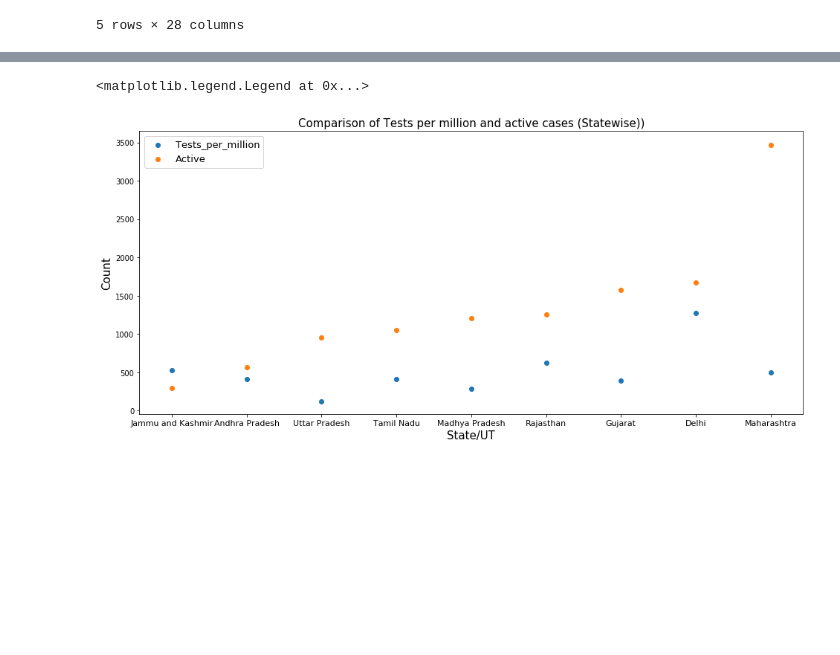
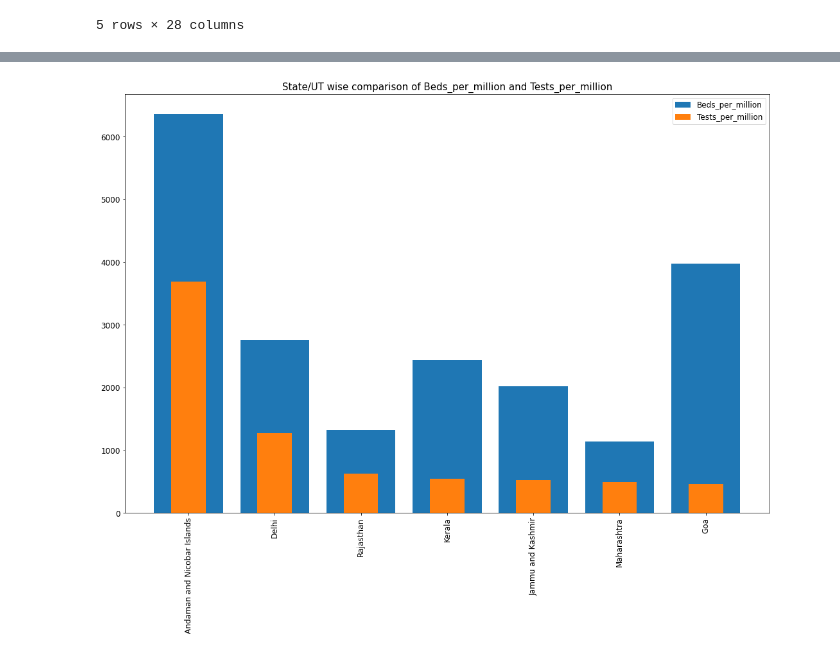
Before and after one commit to sirishbhu/Covid_analysis, a Jupyter notebook: Covid_India_Analysis.ipynb, the cells around one changed output, grey strips where cells are left out. Saved outputs shown, nothing was run; the diff lists cells and outputs as text; code cells hidden in the pictures; blank space fills up the shorter version.

```diff
--- a/Covid_India_Analysis.ipynb
+++ b/Covid_India_Analysis.ipynb
@@ -134,22 +144,0 @@ plt.legend((p1,p2), ('Death Percent','Recovery Percent')) #Marking legends on pl
-# %%
-df2=pd.DataFrame(data={'State/UT':df_final['State/UT'],'Tests_per_million':df_final['Tests_per_million'],'Active':df_final['Active']}) #Creating a new datframe
-
-df2=df2.sort_values(by='Active',ascending=True) #Sorting dataframe on the basis of Active cases in ascending order
-df2=df2.iloc[-9:,:] #Selecting last 10 rows
-
-plt.figure(figsize=(16,7)) #Adjusting size of figure
-
-plt.title('Comparison of Tests per million and active cases (Statewise))',fontsize=15) #Title of plot
-plt.xlabel('State/UT',fontsize=15) #Naming label on X-axis
-plt.ylabel('Count',fontsize=15) #Naming label on Y-axis
-
-p1=plt.scatter(df2['State/UT'],df2['Tests_per_million']) #Plotting scatter plot
-p2=plt.scatter(df2['State/UT'],df2['Active']) #Plotting scatter plot
-
-plt.xticks(fontsize=11)
-plt.yticks(fontsize=10)
-
-plt.legend((p1,p2), ('Tests_per_million','Active'),fontsize=13)#Marking legends on plot
-# %% [output]
-<matplotlib.legend.Legend at 0x...>
-[figure, removed]
@@ -155,0 +148,46 @@ plt.legend((p1,p2), ('Tests_per_million','Active'),fontsize=13)#Marking legends
+# %%
+def plot_chart(comparison_basis,param1,param2,row_start,row_end,ascend,sort_by,chart_type,width1,width2):
+    """
+    Plots a dual category comparison chart
+
+    Args:
+      comparison_basis:Common basis on which the parameters are compared
+      param1:First comparison parameter
+      param2:Second comparison parameter
+      row_start:Row start index from where we want to plot data
+      row_end:Row end index + 1 till where we want to plot data
+      ascend:True for ascending order,False for descending order
+      sort_by:Parameter on the basis of which data is to be sorted
+      chart_type:'bar' for Bar,'barh' for Horizontal Bar,'scatter' for Scatter plot
+      width1:width of data point of param1
+      width2:width of data point of param2
+
+      Return:
+          None
+    """
+    conditions = {
+    'bar': plt.bar,
+    'barh': plt.barh,
+    'scatter': plt.scatter,
+    }   #conditions for selecting pltting function
+
+    df=pd.DataFrame(data={comparison_basis:df_final[comparison_basis],param1:df_final[param1],param2:df_final[param2]}) #Creating a new datframe
+
+    df=df.sort_values(by=sort_by,ascending=ascend) #Sorting dataframe on the basis of given parameter in specified order
+    df=df.iloc[row_start:row_end,:] #Selecting rows
+
+    plt.figure(figsize=(18,12)) #Adjusting size of figure
+
+    plt.title(comparison_basis + ' wise comparison of '+ param1 + ' and ' + param2,fontsize=15) #Title of plot
+
+    p1=conditions[chart_type](df[comparison_basis],df[param1],width1) #Plotting graph
+    p2=conditions[chart_type](df[comparison_basis],df[param2],width2) #Plotting graph
+
+    plt.xticks(fontsize=12, rotation='vertical') #Adjusting size and orientation of xticks
+    plt.yticks(fontsize=12) #Adjusting size of yticks
+
+    plt.legend((p1,p2), (param1,param2),fontsize=12) #Marking legends on plot
+# %%
+plot_chart('State/UT','Beds_per_million','Tests_per_million',0,7,False,'Tests_per_million','bar',0.8,0.4)
+# %% [output]
+[figure, added]
```
Also changed, not shown: parts of 17 cells of this notebook.
